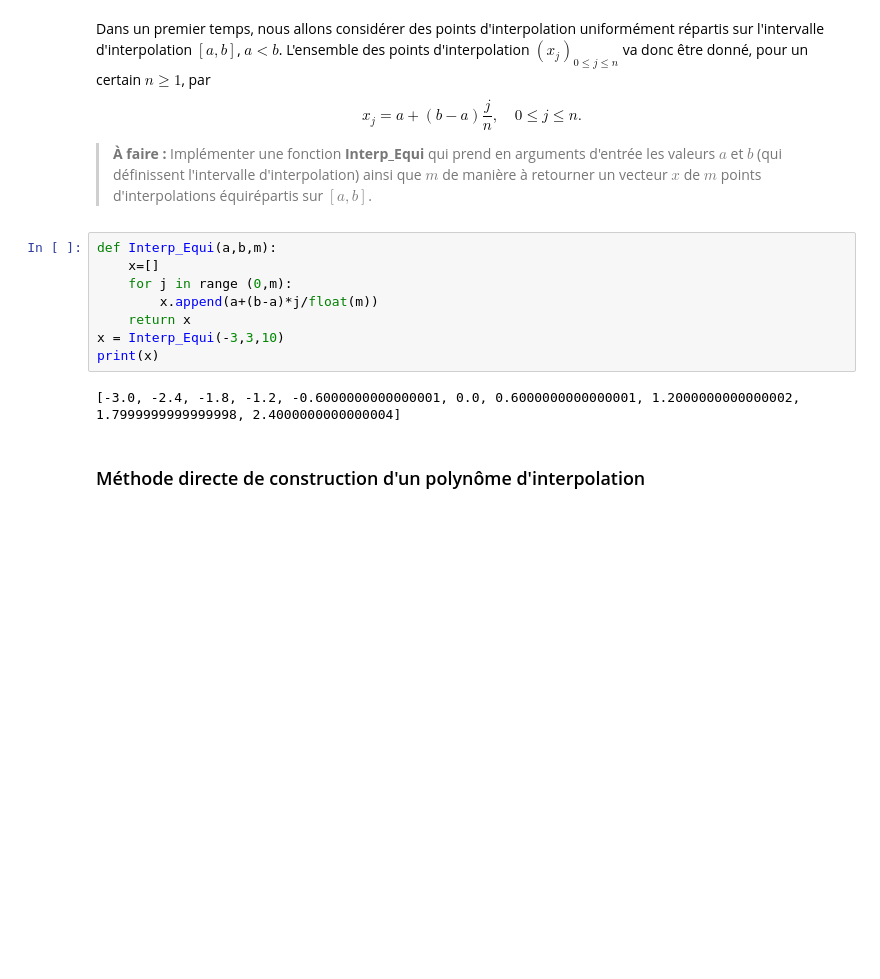
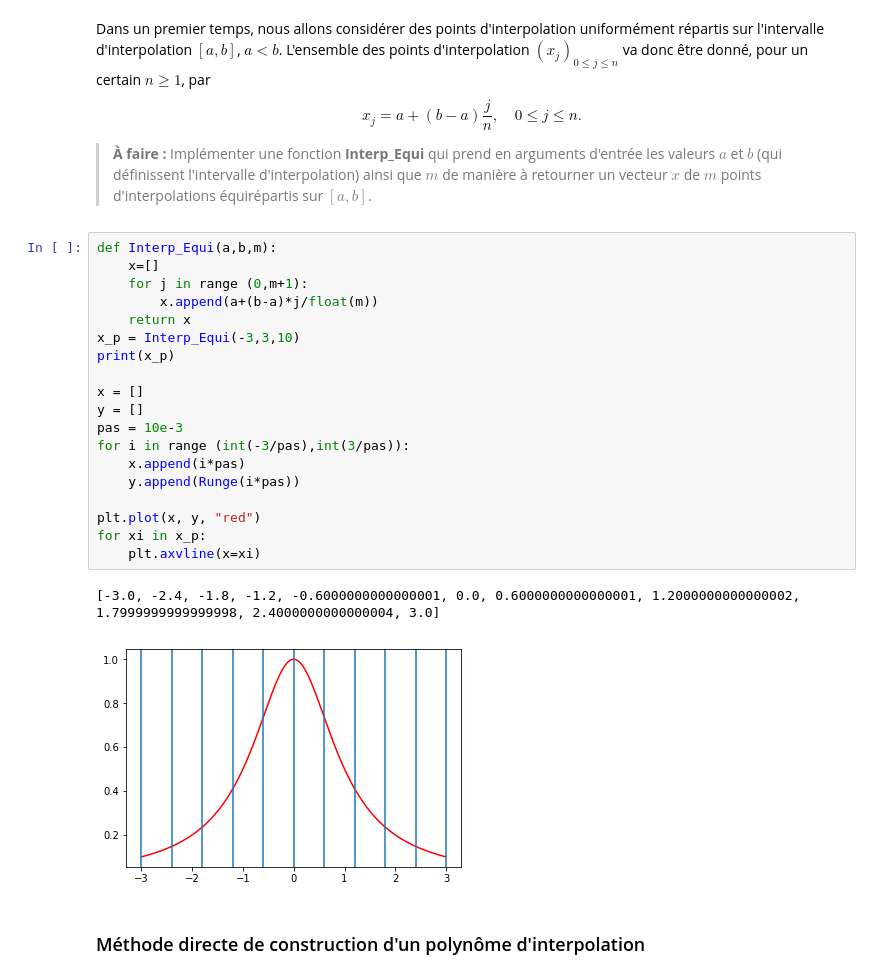
Before and after one commit to pierremrg/TP_AN, a Jupyter notebook: TP3_Notebook.ipynb, the cells around one changed output. Drawn from its saved outputs; the diff is of its cells as text; blank space fills up the shorter version.

```diff
--- a/TP3_Notebook.ipynb
+++ b/TP3_Notebook.ipynb
@@ -45,13 +46,25 @@ $$ x_j = a + (b-a)\frac j n, \quad 0\leq j\leq n.$$
 # %%
 def Interp_Equi(a,b,m):
     x=[]
-    for j in range (0,m):
+    for j in range (0,m+1):
         x.append(a+(b-a)*j/float(m))
     return x
-x = Interp_Equi(-3,3,10)
-print(x)
+x_p = Interp_Equi(-3,3,10)
+print(x_p)
+
+x = []
+y = []
+pas = 10e-3
+for i in range (int(-3/pas),int(3/pas)):
+    x.append(i*pas)
+    y.append(Runge(i*pas))
+
+plt.plot(x, y, "red")
+for xi in x_p:
+    plt.axvline(x=xi)
 # %% [output]
-[-3.0, -2.4, -1.8, -1.2, -0.6000000000000001, 0.0, 0.6000000000000001, 1.2000000000000002, 1.7999999999999998, 2.4000000000000004]
+[-3.0, -2.4, -1.8, -1.2, -0.6000000000000001, 0.0, 0.6000000000000001, 1.2000000000000002, 1.7999999999999998, 2.4000000000000004, 3.0]
+[figure, added]
 # %% [markdown]
 ### Méthode directe de construction d'un polynôme d'interpolation
 # %% [markdown]
```
Also changed, not shown: parts of 6 cells of this notebook, 5 other files.
